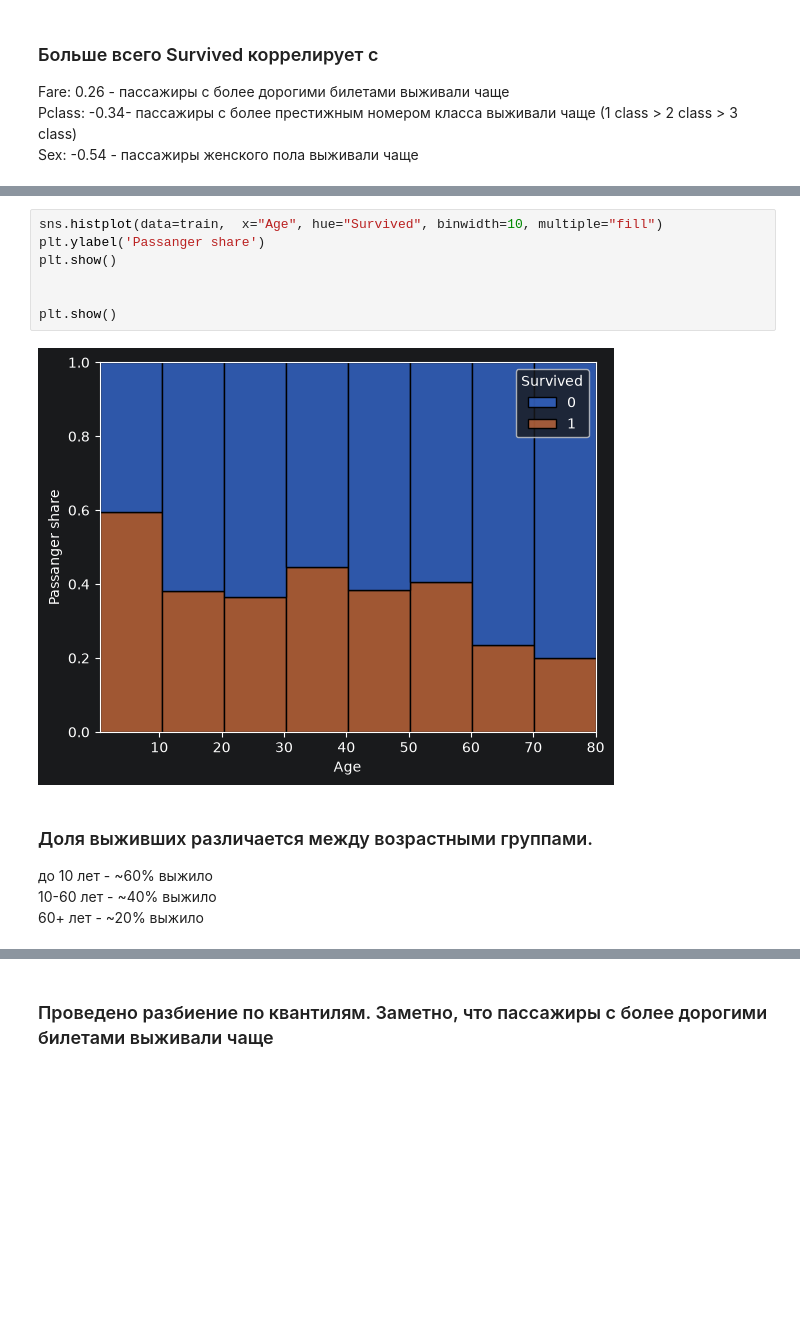
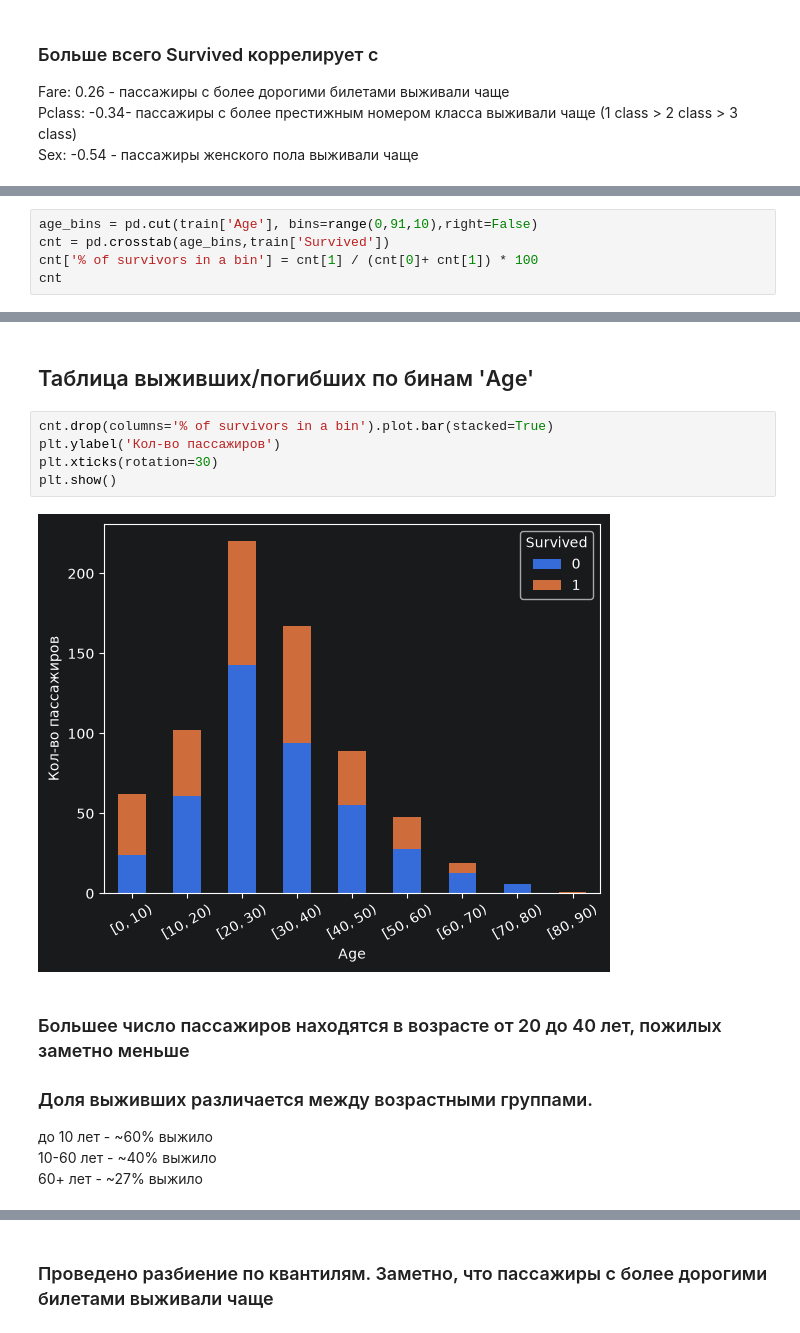
Before and after one commit to wozziwork/Kaggle_Titanik_solution, a Jupyter notebook: EDA_Titanik.ipynb, the cells around one changed output, grey strips where cells are left out. Cells and saved outputs as stored; diff of their text form; blank space fills up the shorter version.

```diff
--- a/EDA_Titanik.ipynb
+++ b/EDA_Titanik.ipynb
@@ -171,0 +245,5 @@ plt.show()
+# %%
+age_bins = pd.cut(train['Age'], bins=range(0,91,10),right=False)
+cnt = pd.crosstab(age_bins,train['Survived'])
+cnt['% of survivors in a bin'] = cnt[1] / (cnt[0]+ cnt[1]) * 100
+cnt
@@ -172,14 +262,15 @@ plt.show()
+# %% [markdown]
+## Таблица выживших/погибших по бинам 'Age'
 # %%
-sns.histplot(data=train,  x="Age", hue="Survived", binwidth=10, multiple="fill")
-plt.ylabel('Passanger share')
+cnt.drop(columns='% of survivors in a bin').plot.bar(stacked=True)
+plt.ylabel('Кол-во пассажиров')
+plt.xticks(rotation=30)
 plt.show()
-
-
-plt.show()
 # %% [output]
-[figure, old version]
+[figure, new version]
 # %% [markdown]
+### Большее число пассажиров находятся в возрасте от 20 до 40 лет, пожилых заметно меньше
 ### Доля выживших различается между возрастными группами.
 до 10 лет - ~60% выжило <br>
 10-60 лет - ~40% выжило <br>
-60+ лет - ~20% выжило
+60+ лет - ~27% выжило
```
Also changed, not shown: parts of 59 cells of this notebook.
